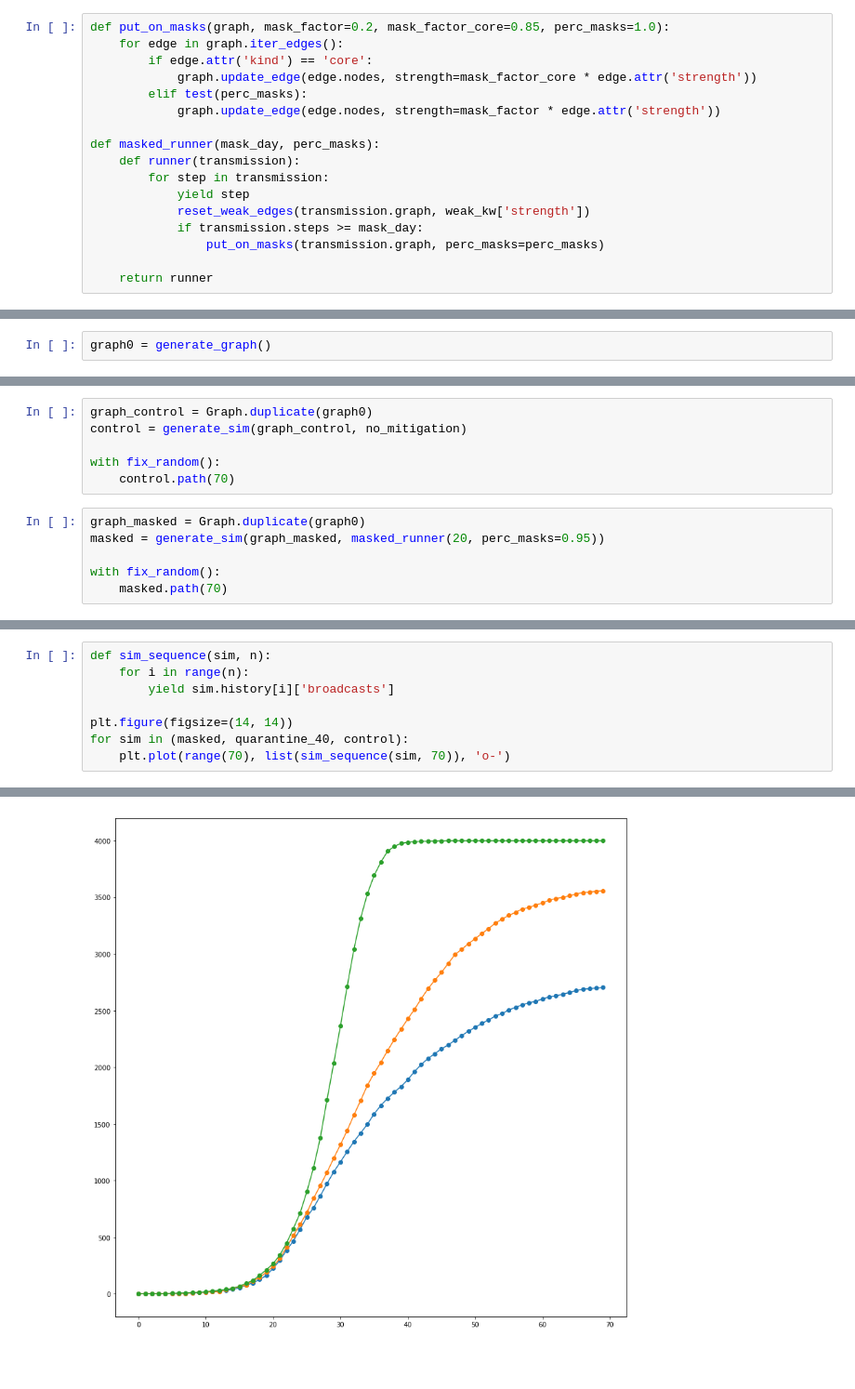
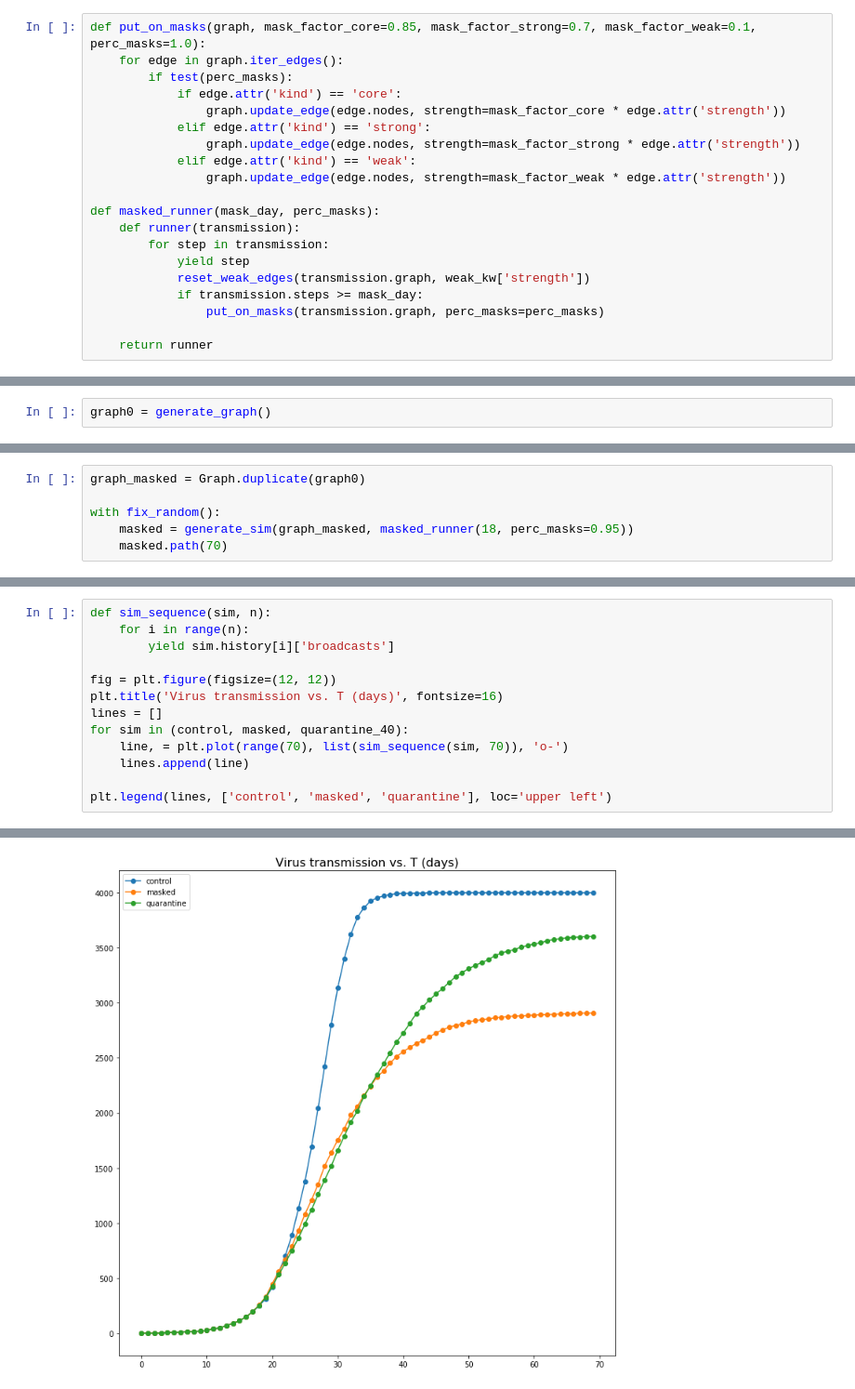
Before and after one commit to wxmann/network, a Jupyter notebook: virus-3-mitigation.ipynb, the cells around one changed output, grey strips where cells are left out. Shown: that part at 93% size. Saved outputs shown, nothing was run; the diff lists cells and outputs as text; blank space fills up the shorter version.

```diff
--- a/virus-3-mitigation.ipynb
+++ b/virus-3-mitigation.ipynb
@@ -90,12 +87,15 @@ def quarantine(quarantine_limit):
 
     return runner
 # %%
-def put_on_masks(graph, mask_factor=0.2, mask_factor_core=0.85, perc_masks=1.0):
+def put_on_masks(graph, mask_factor_core=0.85, mask_factor_strong=0.7, mask_factor_weak=0.1, perc_masks=1.0):
     for edge in graph.iter_edges():
-        if edge.attr('kind') == 'core':
-            graph.update_edge(edge.nodes, strength=mask_factor_core * edge.attr('strength'))
-        elif test(perc_masks):
-            graph.update_edge(edge.nodes, strength=mask_factor * edge.attr('strength'))
+        if test(perc_masks):
+            if edge.attr('kind') == 'core':
+                graph.update_edge(edge.nodes, strength=mask_factor_core * edge.attr('strength'))
+            elif edge.attr('kind') == 'strong':
+                graph.update_edge(edge.nodes, strength=mask_factor_strong * edge.attr('strength'))
+            elif edge.attr('kind') == 'weak':
+                graph.update_edge(edge.nodes, strength=mask_factor_weak * edge.attr('strength'))
 
 def masked_runner(mask_day, perc_masks):
     def runner(transmission):
@@ -136,12 +134,6 @@ Quarantine enacted at step: 35
 # %%
-graph_control = Graph.duplicate(graph0)
-control = generate_sim(graph_control, no_mitigation)
+graph_masked = Graph.duplicate(graph0)
 
 with fix_random():
-    control.path(70)
+    masked = generate_sim(graph_masked, masked_runner(18, perc_masks=0.95))
+    masked.path(70)
-# %%
-graph_masked = Graph.duplicate(graph0)
-masked = generate_sim(graph_masked, masked_runner(20, perc_masks=0.95))
-
-with fix_random():
-    masked.path(70)
@@ -168,7 +142,12 @@ def sim_sequence(sim, n):
     for i in range(n):
         yield sim.history[i]['broadcasts']
 
-plt.figure(figsize=(14, 14))
-for sim in (masked, quarantine_40, control):
-    plt.plot(range(70), list(sim_sequence(sim, 70)), 'o-')
+fig = plt.figure(figsize=(12, 12))
+plt.title('Virus transmission vs. T (days)', fontsize=16)
+lines = []
+for sim in (control, masked, quarantine_40):
+    line, = plt.plot(range(70), list(sim_sequence(sim, 70)), 'o-')
+    lines.append(line)
+
+plt.legend(lines, ['control', 'masked', 'quarantine'], loc='upper left')
 # %% [output]
@@ -175 +155 @@ for sim in (masked, quarantine_40, control):
-[figure, old version]
+[figure, new version]
```
Also changed, not shown: parts of 7 cells of this notebook.
